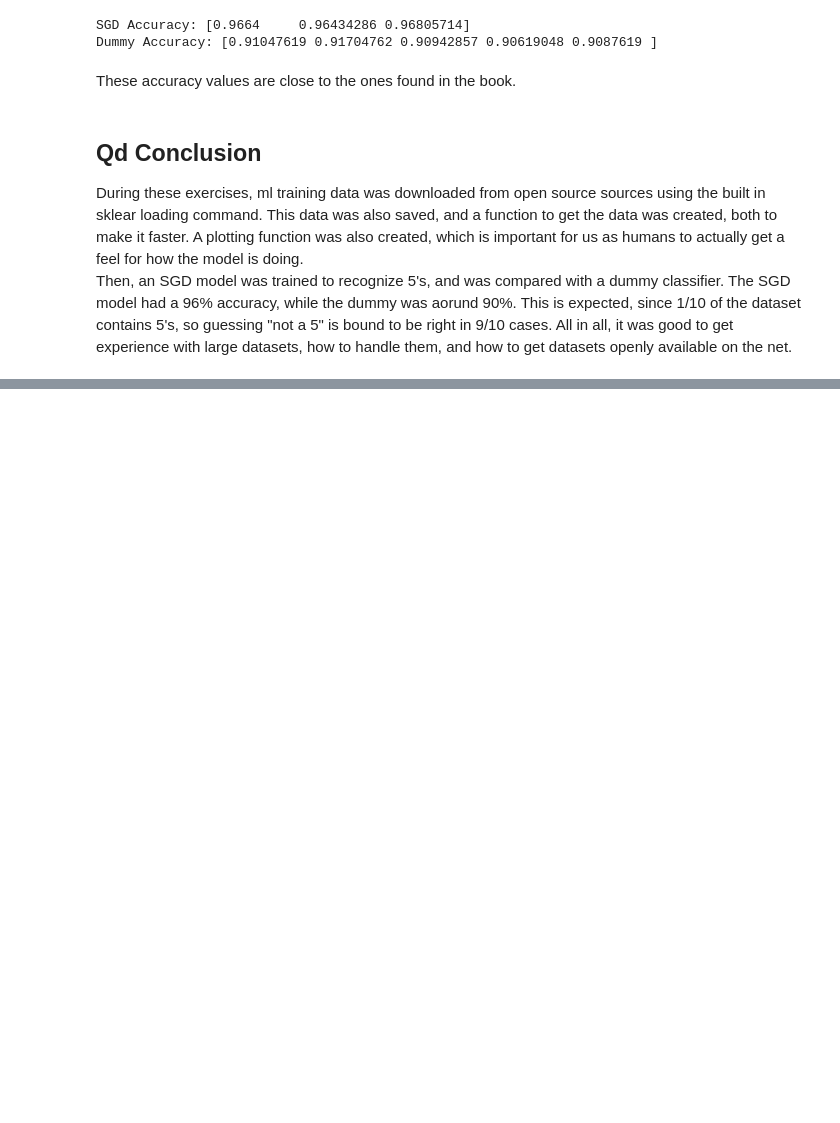
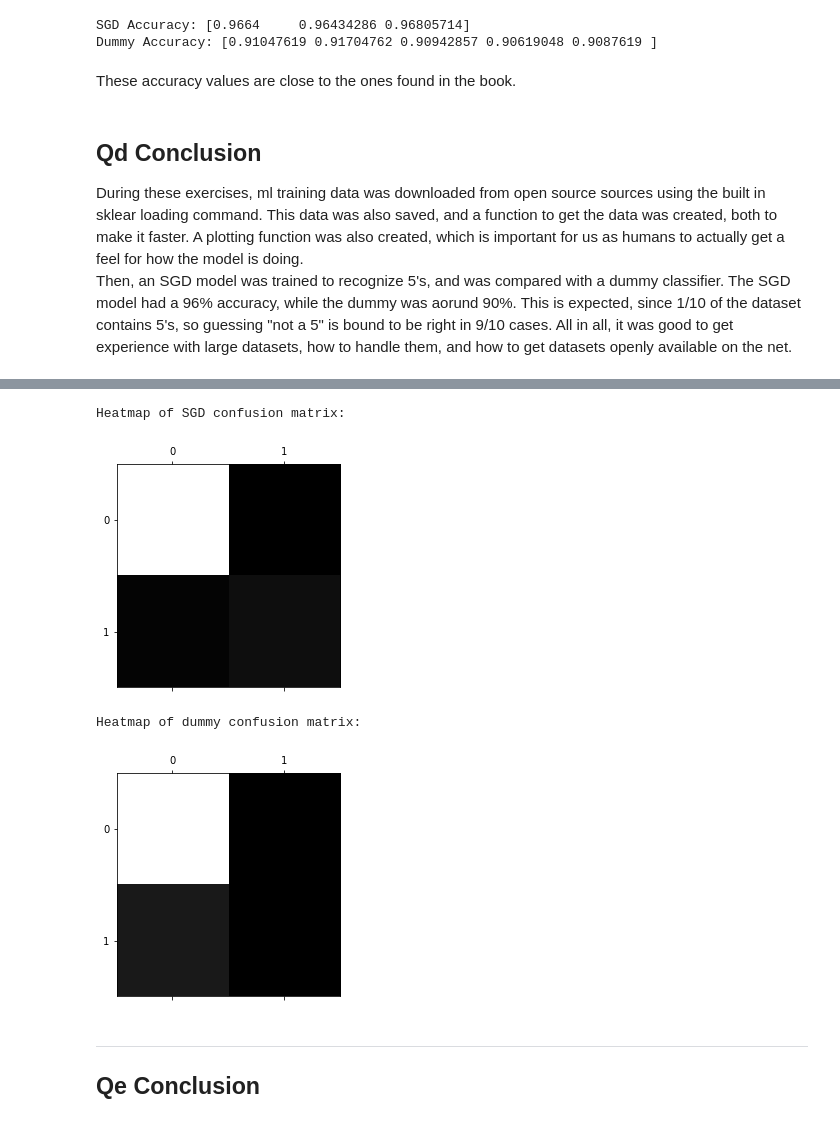
Before and after one commit to Loreos/ML, a Jupyter notebook: O1/O1.ipynb, the cells around one changed output, grey strips where cells are left out. Saved outputs shown, nothing was run; the diff lists cells and outputs as text; code cells hidden in the pictures; blank space fills up the shorter version.

```diff
--- a/O1/O1.ipynb
+++ b/O1/O1.ipynb
@@ -977,0 +1005,15 @@ ___
+# %%
+from sklearn.metrics import accuracy_score
+
+sgd_y_pred = sgd_classifier.predict(X_train)
+dummy_pred = Dummy_5.predict(X_train)
+
+# SGD Accuracy score with function and sklearn function
+MyA_SGD = MyAccuracy(y_train_5, sgd_y_pred)
+a_SGD   = accuracy_score(y_train_5, sgd_y_pred)
+print(f"SGD: \n My Accuracy: {MyA_SGD} \n Accuracy:    {a_SGD}")
+
+# Dummy accuracy score with MyAccuracy Function and sklearn function
+MyA_Dummy = MyAccuracy(y_train_5, dummy_pred)
+a_Dummy   = accuracy_score(y_train_5, dummy_pred)
+print(f"Dummy: \n My Accuracy: {MyA_Dummy} \n Accuracy:    {a_Dummy}")
@@ -977,0 +1153,16 @@ ___
+# %%
+from sklearn.metrics import confusion_matrix
+
+#Confusion matrix for SGD
+cm_SGD   = confusion_matrix(y_train_5, sgd_y_pred)
+print(f"The SGD confusion matrix is: \n {cm_SGD}")
+#Wrong parameter calling SGD
+cm_SGD_wrong = confusion_matrix(sgd_y_pred, y_train_5)
+print(f"The wrong SGD confusion matrix is: \n {cm_SGD_wrong} \n")
+
+#Confusion matrix for dummy
+cm_dummy = confusion_matrix(y_train_5, dummy_pred)
+print(f"The dummy confusion matrix is: \n {cm_dummy}")
+#Wrong parameter calling dummy
+cm_dummy_wrong = confusion_matrix(dummy_pred, y_train_5)
+print(f"The wrong Dummy confusion matrix is: \n {cm_dummy_wrong}")
@@ -977,0 +1196,18 @@ ___
+# %%
+import matplotlib.pyplot as plt
+
+print("Heatmap of SGD confusion matrix:")
+plt.matshow(cm_SGD, cmap = plt.cm.gray)
+plt.show()
+
+print("Heatmap of dummy confusion matrix:")
+plt.matshow(cm_dummy, cmap = plt.cm.gray)
+plt.show()
+# %% [output]
+Heatmap of SGD confusion matrix:
+[figure, added]
+Heatmap of dummy confusion matrix:
+[figure, added]
+# %% [markdown]
+___
+## Qe Conclusion
```
Also changed, not shown: parts of 16 cells of this notebook.
